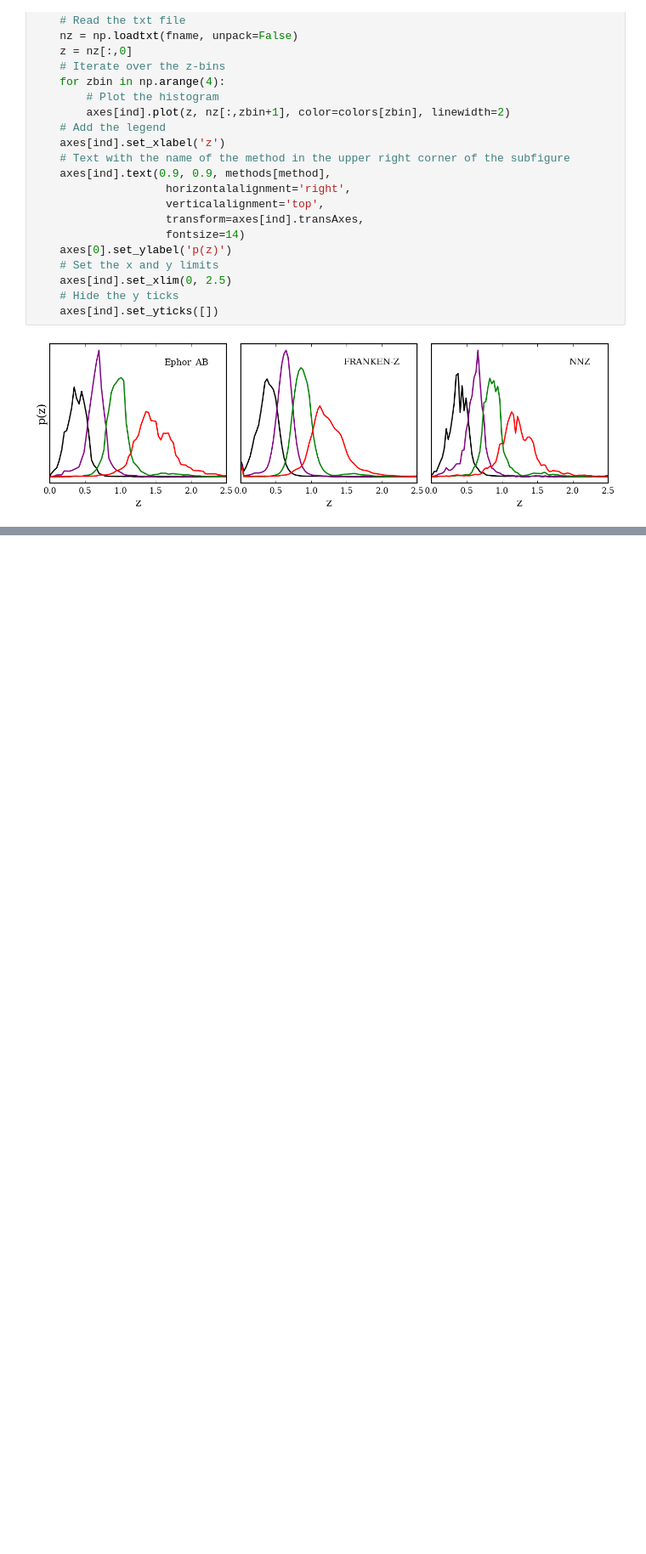
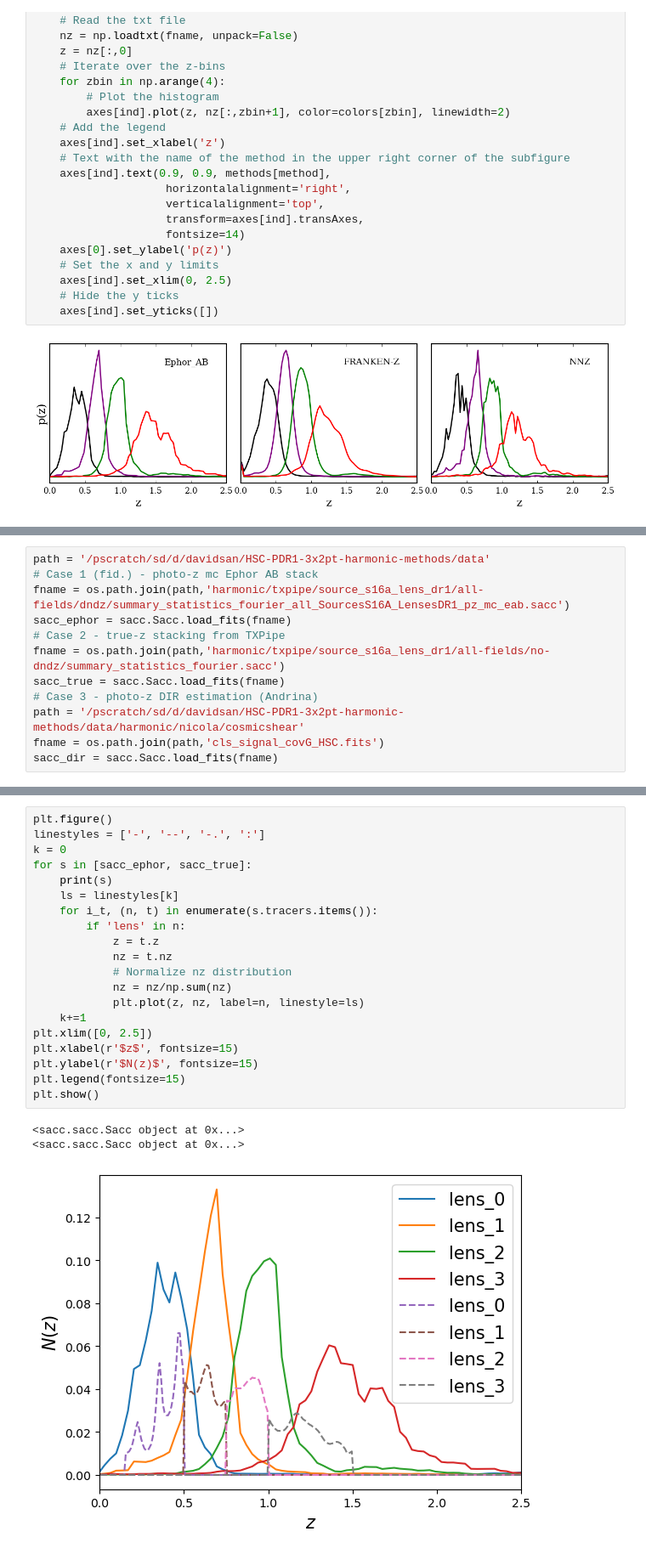
Before and after one commit to davsan06/HSC-PDR1-3x2pt-harmonic-methods, a Jupyter notebook: analysis/NB Lens Redshift Distribution Estimation.ipynb, the cells around one changed output, grey strips where cells are left out. Shown at 85% size. Cells and saved outputs as stored; diff of their text form; blank space fills up the shorter version.

Commit message:
Adding comparisong wrt true redshift stacking

```diff
--- a/analysis/NB Lens Redshift Distribution Estimation.ipynb
+++ b/analysis/NB Lens Redshift Distribution Estimation.ipynb
@@ -442,0 +454,12 @@ for ind, method in enumerate(methods.keys()):
+# %%
+path = '/pscratch/sd/d/davidsan/HSC-PDR1-3x2pt-harmonic-methods/data'
+# Case 1 (fid.) - photo-z mc Ephor AB stack
+fname = os.path.join(path,'harmonic/txpipe/source_s16a_lens_dr1/all-fields/dndz/summary_statistics_fourier_all_SourcesS16A_LensesDR1_pz_mc_eab.sacc')
+sacc_ephor = sacc.Sacc.load_fits(fname)
+# Case 2 - true-z stacking from TXPipe
+fname = os.path.join(path,'harmonic/txpipe/source_s16a_lens_dr1/all-fields/no-dndz/summary_statistics_fourier.sacc')
+sacc_true = sacc.Sacc.load_fits(fname)
+# Case 3 - photo-z DIR estimation (Andrina)
+path = '/pscratch/sd/d/davidsan/HSC-PDR1-3x2pt-harmonic-methods/data/harmonic/nicola/cosmicshear'
+fname = os.path.join(path,'cls_signal_covG_HSC.fits')
+sacc_dir = sacc.Sacc.load_fits(fname)
@@ -442,0 +472,24 @@ for ind, method in enumerate(methods.keys()):
+# %%
+plt.figure()
+linestyles = ['-', '--', '-.', ':']
+k = 0
+for s in [sacc_ephor, sacc_true]:
+    print(s)
+    ls = linestyles[k]
+    for i_t, (n, t) in enumerate(s.tracers.items()):
+        if 'lens' in n:
+            z = t.z
+            nz = t.nz
+            # Normalize nz distribution
+            nz = nz/np.sum(nz)
+            plt.plot(z, nz, label=n, linestyle=ls)
+    k+=1
+plt.xlim([0, 2.5])
+plt.xlabel(r'$z$', fontsize=15)
+plt.ylabel(r'$N(z)$', fontsize=15)
+plt.legend(fontsize=15)
+plt.show()
+# %% [output]
+<sacc.sacc.Sacc object at 0x...>
+<sacc.sacc.Sacc object at 0x...>
+[figure, added]
```
Also changed, not shown: parts of 4 cells of this notebook.
